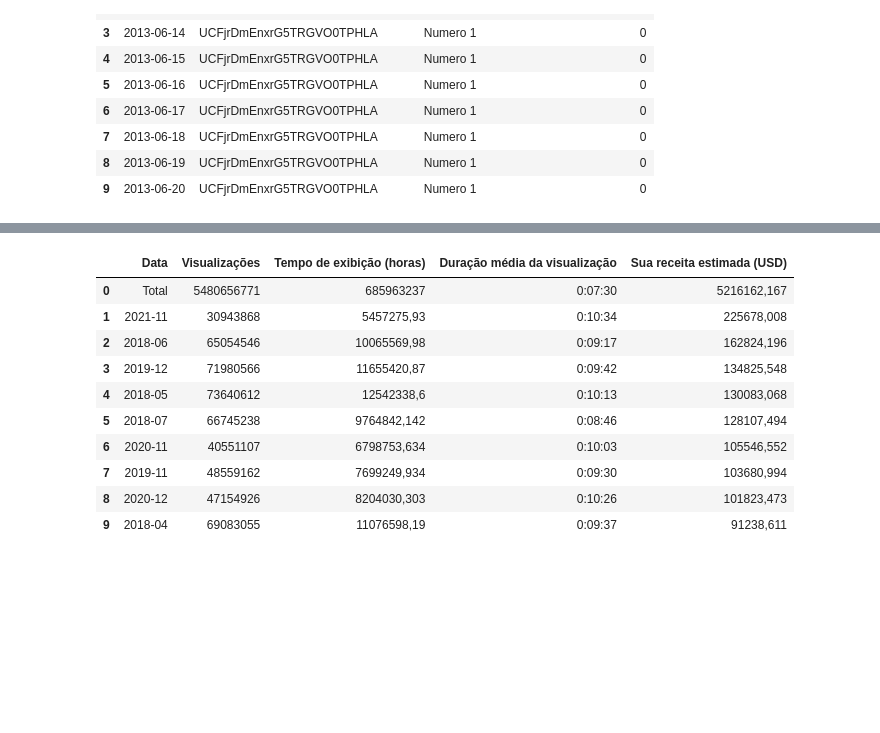
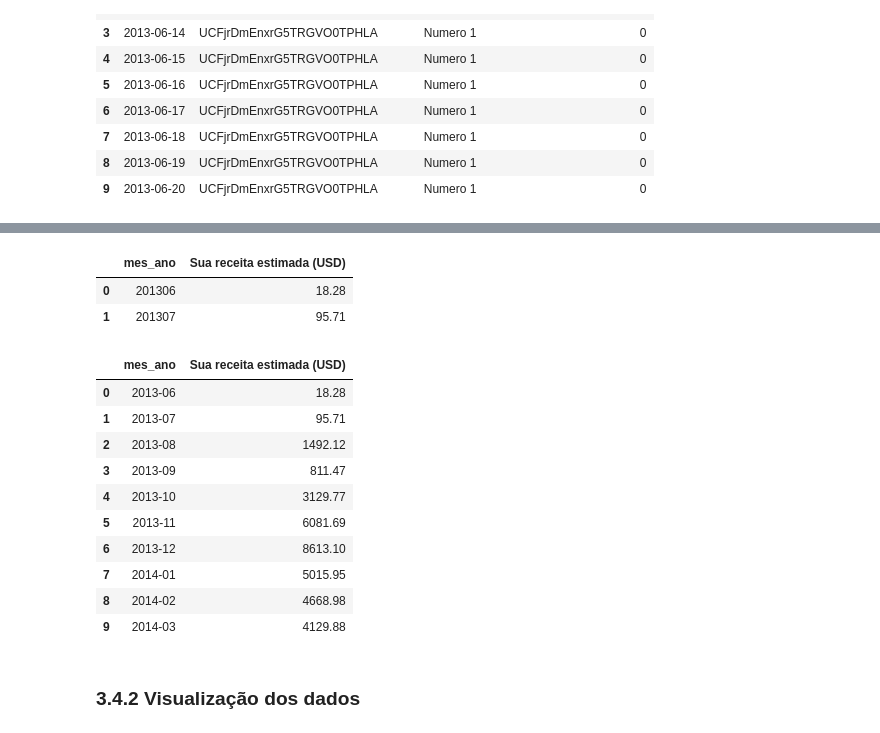
Before and after one commit to casjunior93/demoday-tera-previsao-de-retorno-de-adsense, a Jupyter notebook: Projeto_Tera.ipynb, the cells around one changed output, grey strips where cells are left out. Drawn from its saved outputs; the diff is of its cells as text; code cells hidden in the pictures; blank space fills up the shorter version.

```diff
--- a/Projeto_Tera.ipynb
+++ b/Projeto_Tera.ipynb
@@ -161,0 +395,2 @@ receita.head(10)
+# %%
+receita['mes_ano'] = receita['Data'].map(lambda x: 100*x.year + x.month)
@@ -161,0 +403,3 @@ receita.head(10)
+# %%
+dreceita = receita[['mes_ano', 'Sua receita estimada (USD)']]
+dreceita.head()
@@ -162,14 +413,25 @@ receita.head(10)
+# %%
+dreceita = dreceita.groupby(['mes_ano']).sum().reset_index()
+dreceita.head(2)
+# %% [output]
+|  | mes_ano | Sua receita estimada (USD) |
+| 0 | 201306 | 18.28 |
+| 1 | 201307 | 95.71 |
+# %%
+dreceita['mes_ano'] = dreceita.apply(add_hifen_data, axis=1)
 # %%
-receita_est_adsense.head(10)
+dreceita.head(10)
 # %% [output]
-|  | Data | Visualizações | Tempo de exibição (horas) | Duração média da visualização | Sua receita estimada (USD) |
-| 0 | Total | 5480656771 | 685963237 | 0:07:30 | 5216162,167 |
-| 1 | 2021-11 | 30943868 | 5457275,93 | 0:10:34 | 225678,008 |
-| 2 | 2018-06 | 65054546 | 10065569,98 | 0:09:17 | 162824,196 |
-| 3 | 2019-12 | 71980566 | 11655420,87 | 0:09:42 | 134825,548 |
-| 4 | 2018-05 | 73640612 | 12542338,6 | 0:10:13 | 130083,068 |
-| 5 | 2018-07 | 66745238 | 9764842,142 | 0:08:46 | 128107,494 |
-| 6 | 2020-11 | 40551107 | 6798753,634 | 0:10:03 | 105546,552 |
-| 7 | 2019-11 | 48559162 | 7699249,934 | 0:09:30 | 103680,994 |
-| 8 | 2020-12 | 47154926 | 8204030,303 | 0:10:26 | 101823,473 |
-| 9 | 2018-04 | 69083055 | 11076598,19 | 0:09:37 | 91238,611 |
+|  | mes_ano | Sua receita estimada (USD) |
+| 0 | 2013-06 | 18.28 |
+| 1 | 2013-07 | 95.71 |
+| 2 | 2013-08 | 1492.12 |
+| 3 | 2013-09 | 811.47 |
+| 4 | 2013-10 | 3129.77 |
+| 5 | 2013-11 | 6081.69 |
+| 6 | 2013-12 | 8613.10 |
+| 7 | 2014-01 | 5015.95 |
+| 8 | 2014-02 | 4668.98 |
+| 9 | 2014-03 | 4129.88 |
+# %% [markdown]
+### 3.4.2 Visualização dos dados
```
Also changed, not shown: parts of 90 cells of this notebook.
